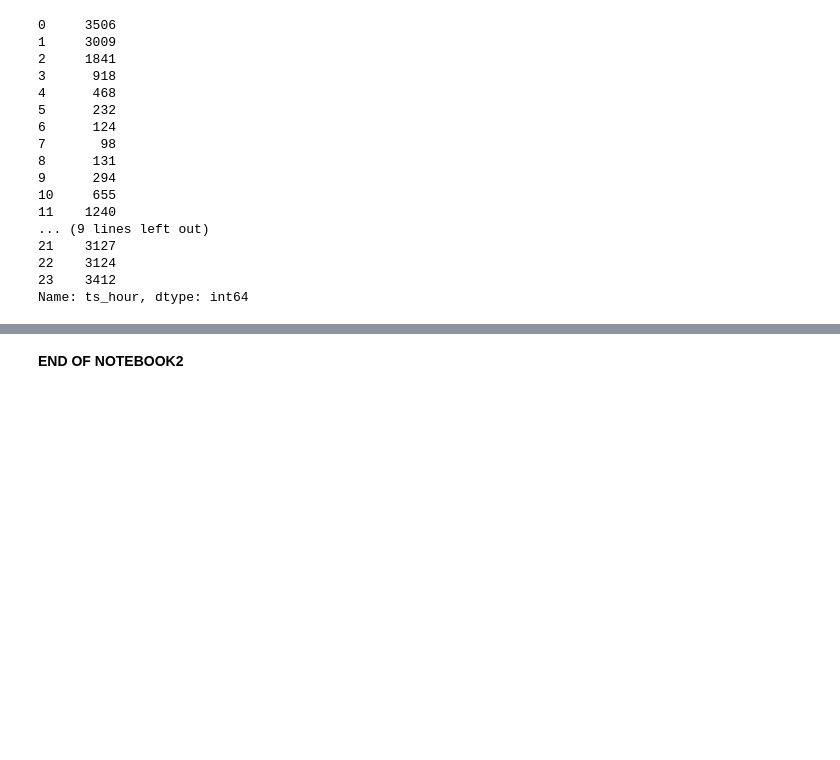
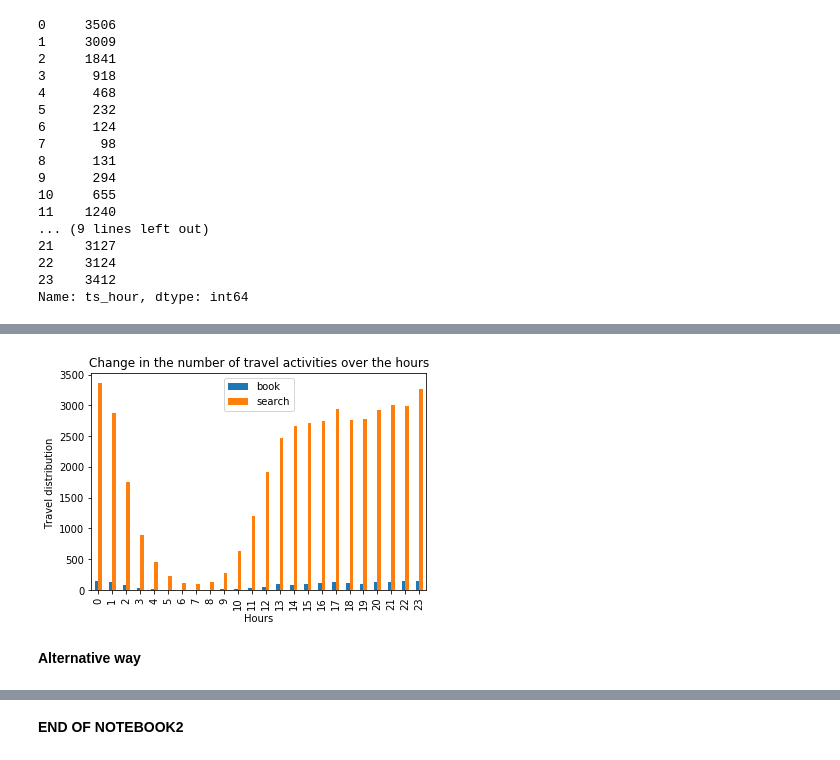
Before and after one commit to HassanSherwani/Predict_travelpattern_ML, a Jupyter notebook: Notebook2-EDA.ipynb, the cells around one changed output, grey strips where cells are left out. Drawn from its saved outputs; the diff is of its cells as text; code cells hidden in the pictures; blank space fills up the shorter version.

```diff
--- a/Notebook2-EDA.ipynb
+++ b/Notebook2-EDA.ipynb
@@ -208,0 +215,6 @@ As we move in working hours , there are more activities. High point approaches a
+# %%
+t=df_travel
+# %%
+t=t.groupby(["ts_hour","event_type"]).size()
+t=t.unstack("event_type")
+t
@@ -208,0 +240,11 @@ As we move in working hours , there are more activities. High point approaches a
+# %%
+t.plot(kind="bar")
+plt.xlabel('Hours')
+plt.ylabel('Travel distribution ')
+plt.title('Change in the number of travel activities over the hours')
+plt.legend()
+plt.show()
+# %% [output]
+[figure, added]
+# %% [markdown]
+**Alternative way**
```
Also changed, not shown: parts of 65 cells of this notebook.
